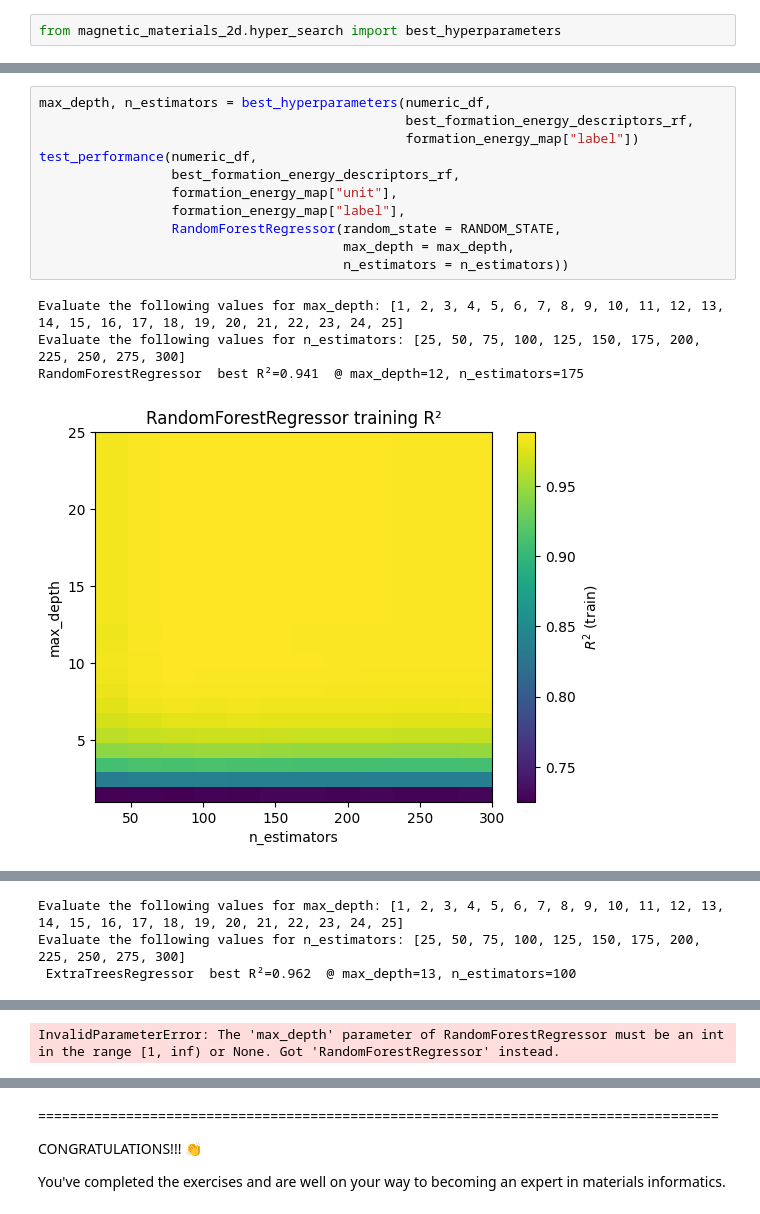
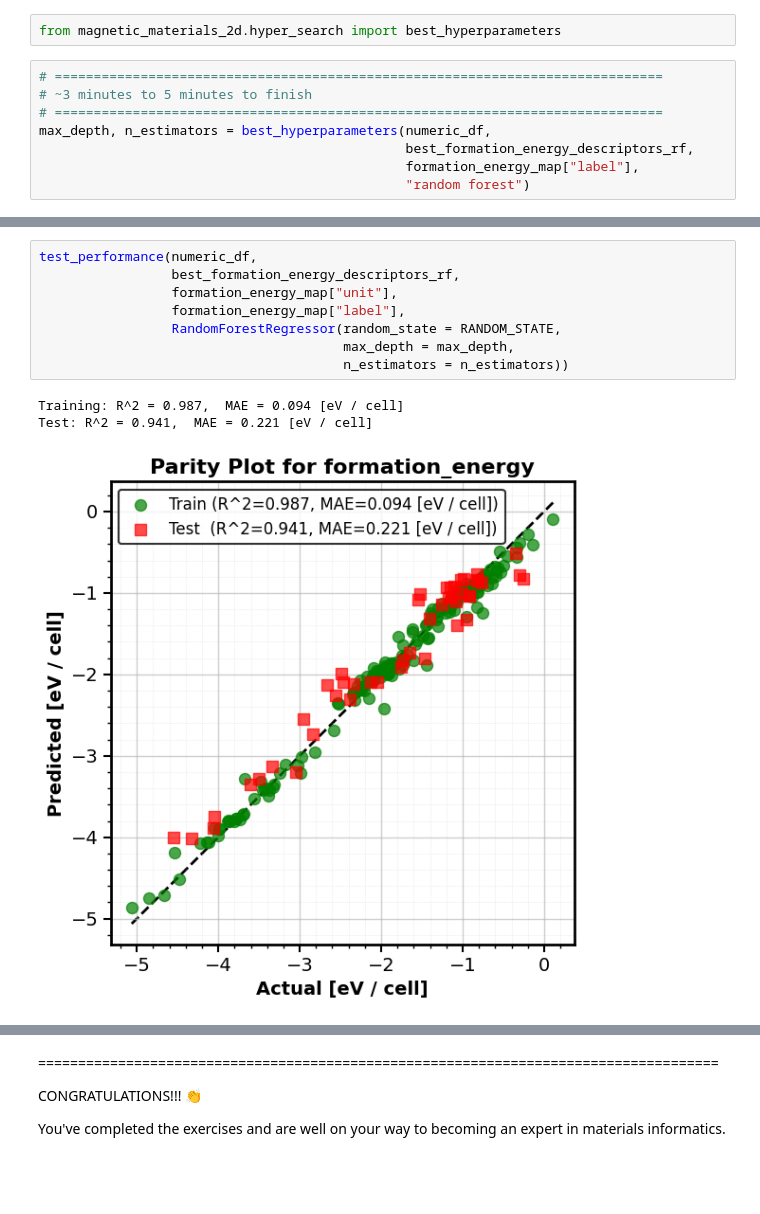
Before and after one commit to TingwenZhang/magnetic-materials-2d, a Jupyter notebook: src/notebooks/ML_2D_working.ipynb, the cells around one changed output, grey strips where cells are left out. Drawn from its saved outputs; the diff is of its cells as text; blank space fills up the shorter version.

Commit message:
modifed hyper_search.py and tests

```diff
--- a/src/notebooks/ML_2D_working.ipynb
+++ b/src/notebooks/ML_2D_working.ipynb
@@ -697,3 +715,11 @@ Notice that RandomForestRegressor() has more than one hyperparameter.
 - Create a model using the best combination of hyperparameters
 # %%
 from magnetic_materials_2d.hyper_search import best_hyperparameters
+# %%
+# ==============================================================================
+# ~3 minutes to 5 minutes to finish
+# ==============================================================================
+max_depth, n_estimators = best_hyperparameters(numeric_df,
+                                               best_formation_energy_descriptors_rf,
+                                               formation_energy_map["label"],
+                                               "random forest")
@@ -700,16 +734,12 @@ from magnetic_materials_2d.hyper_search import best_hyperparameters
 # %%
-max_depth, n_estimators = best_hyperparameters(numeric_df,
-                                               best_formation_energy_descriptors_rf,
-                                               formation_energy_map["label"])
 test_performance(numeric_df,
                  best_formation_energy_descriptors_rf,
                  formation_energy_map["unit"],
                  formation_energy_map["label"],
                  RandomForestRegressor(random_state = RANDOM_STATE,
                                        max_depth = max_depth,
                                        n_estimators = n_estimators))
 # %% [output]
-Evaluate the following values for max_depth: [1, 2, 3, 4, 5, 6, 7, 8, 9, 10, 11, 12, 13, 14, 15, 16, 17, 18, 19, 20, 21, 22, 23, 24, 25]
-Evaluate the following values for n_estimators: [25, 50, 75, 100, 125, 150, 175, 200, 225, 250, 275, 300]
-RandomForestRegressor  best R²=0.941  @ max_depth=12, n_estimators=175
+Training: R^2 = 0.987,  MAE = 0.094 [eV / cell]
+Test: R^2 = 0.941,  MAE = 0.221 [eV / cell]
-[figure, old version]
+[figure, new version]
@@ -717,3 +745,0 @@ RandomForestRegressor  best R²=0.941  @ max_depth=12, n_estimators=175
-Evaluate the following values for max_depth: [1, 2, 3, 4, 5, 6, 7, 8, 9, 10, 11, 12, 13, 14, 15, 16, 17, 18, 19, 20, 21, 22, 23, 24, 25]
-Evaluate the following values for n_estimators: [25, 50, 75, 100, 125, 150, 175, 200, 225, 250, 275, 300]
- ExtraTreesRegressor  best R²=0.962  @ max_depth=13, n_estimators=100
@@ -722 +745,0 @@ Evaluate the following values for n_estimators: [25, 50, 75, 100, 125, 150, 175,
-InvalidParameterError: The 'max_depth' parameter of RandomForestRegressor must be an int in the range [1, inf) or None. Got 'RandomForestRegressor' instead.
```
Also changed, not shown: parts of 14 cells of this notebook, 4 other files.
